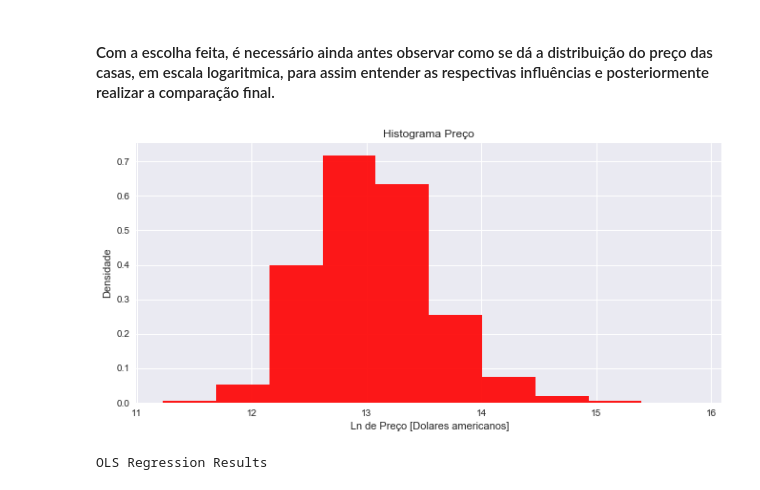
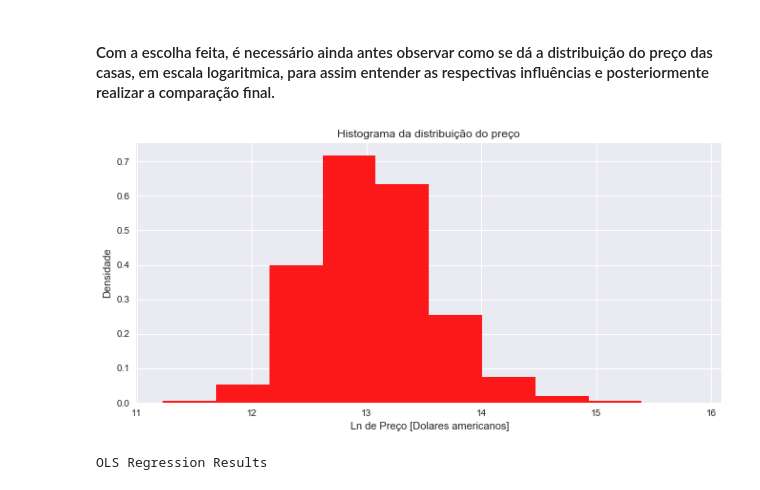
Before and after one commit to pedroarf/projeto3cd, a Jupyter notebook: projeto3-checkpoint.ipynb, the cells around one changed output. Drawn from its saved outputs; the diff is of its cells as text; code cells hidden in the pictures.

```diff
--- a/projeto3-checkpoint.ipynb
+++ b/projeto3-checkpoint.ipynb
@@ -73,12 +73,12 @@ Name: grade, dtype: float64
 # %%
 fig = plt.figure(figsize=(11, 5))
 dados["lnprice"]=(np.log((dados.price)))/(np.log(math.e))
-plot= dados.lnprice.plot.hist( title='Histograma Preço', normed=1, alpha=0.9,color = 'r')
+plot= dados.lnprice.plot.hist( title='Histograma da distribuição do preço', normed=1, alpha=0.9,color = 'r')
 plt.ylabel('Densidade')
 plt.xlabel(" Ln de Preço [Dolares americanos]")
 plt.show()
 # %% [output]
-[figure, old version]
+[figure, new version]
 # %%
 import statsmodels.api as sm
 Y = dados['lnprice']
```
Also changed, not shown: parts of 8 cells of this notebook.
